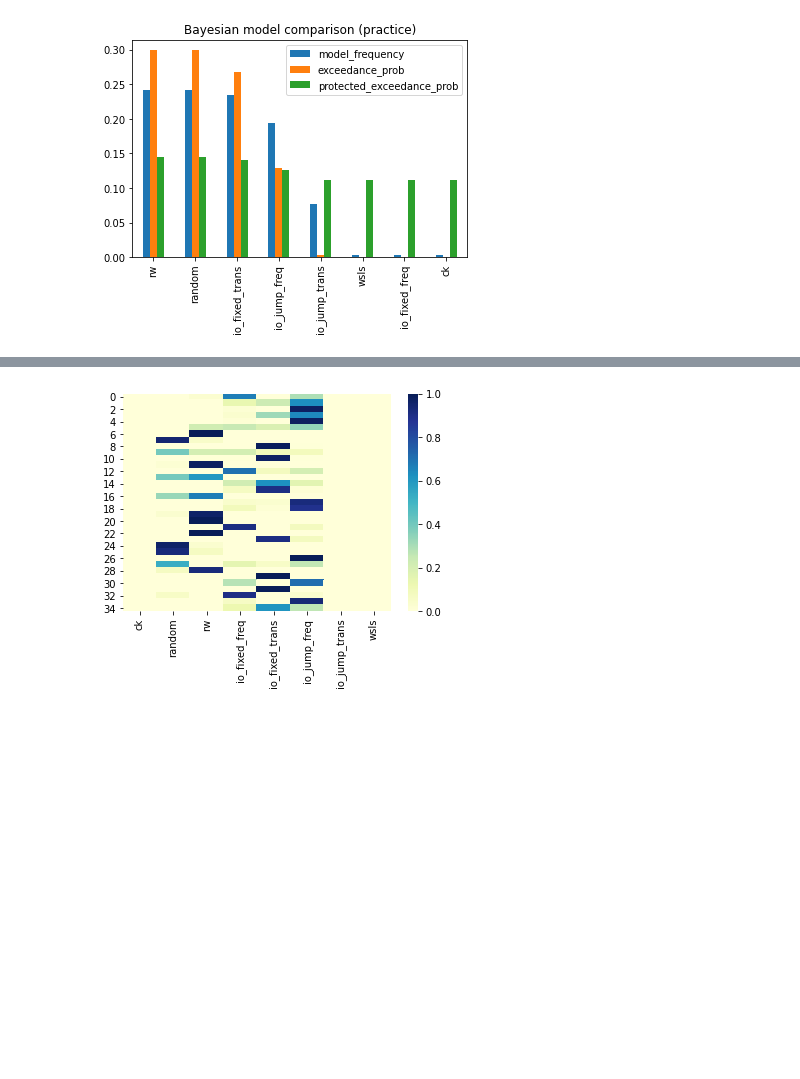
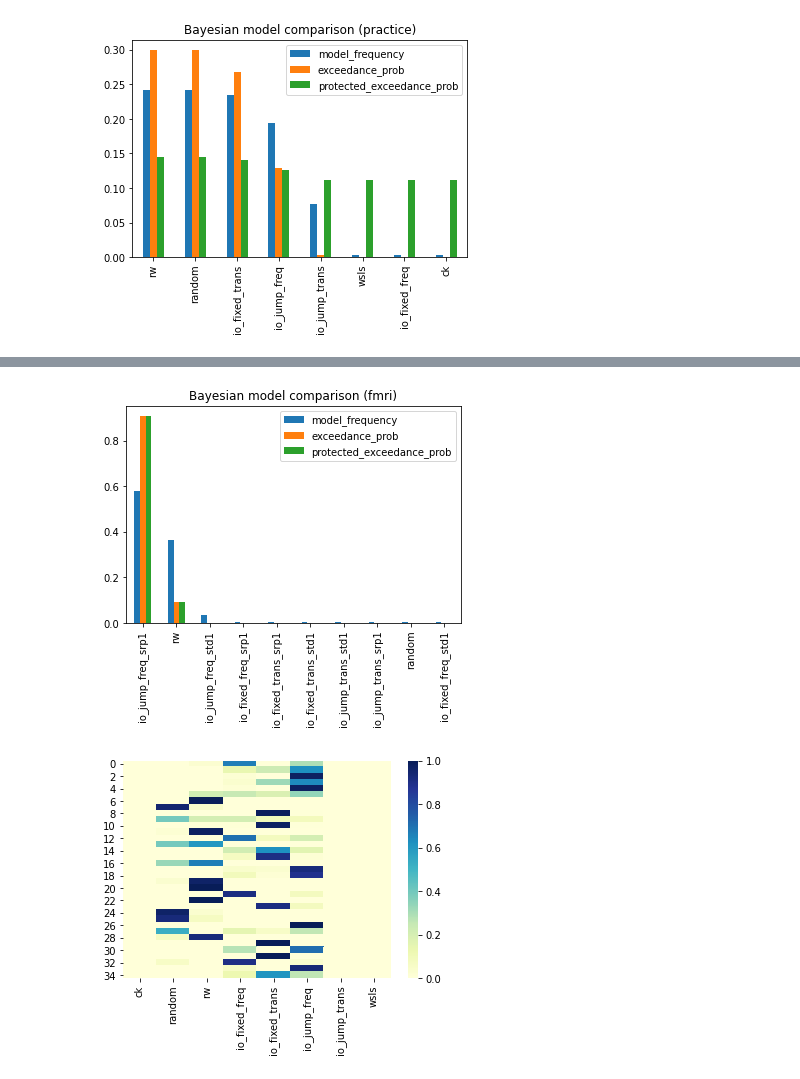
Before and after one commit to syzhang/tsl_hbi, a Jupyter notebook: vba/plot_dev.ipynb, the cells around one changed output, grey strips where cells are left out. Drawn from its saved outputs; the diff is of its cells as text; code cells hidden in the pictures; blank space fills up the shorter version.

```diff
--- a/vba/plot_dev.ipynb
+++ b/vba/plot_dev.ipynb
@@ -29,3 +36,7 @@ plot_bms_freq('./output/practice.csv')
+# %%
+plot_bms_freq('./output_rt/fmri.csv')
+# %% [output]
+[figure, added]
 # %%
 def plot_subject(input_csv):
     """plot subject posterior"""
```
Also changed, not shown: parts of 8 cells of this notebook, 22 other files.
